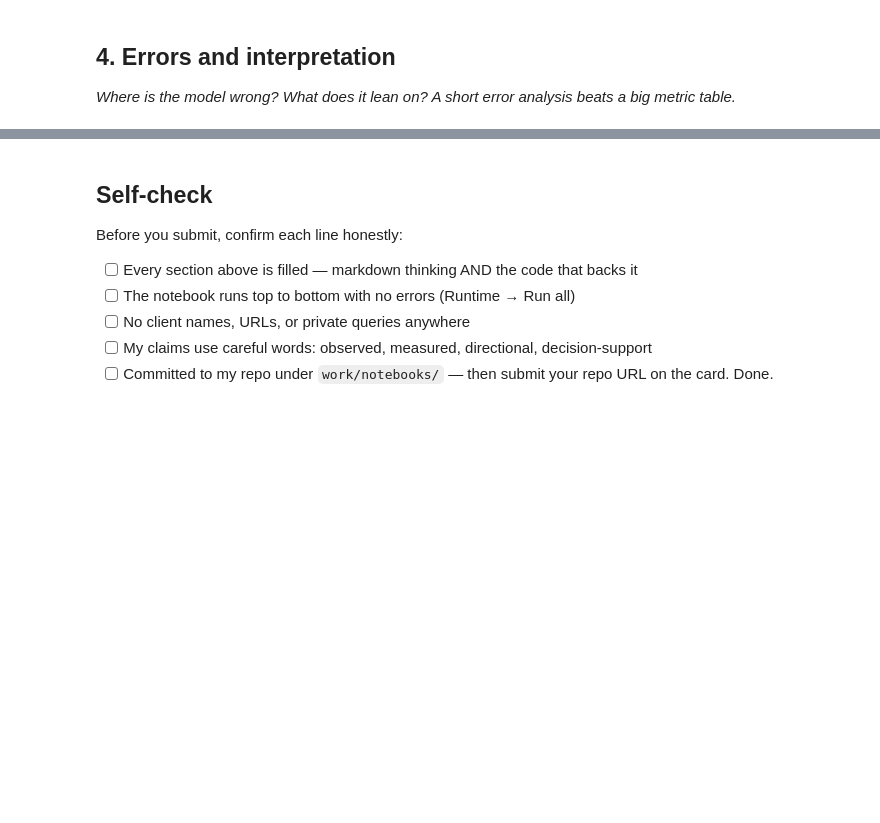
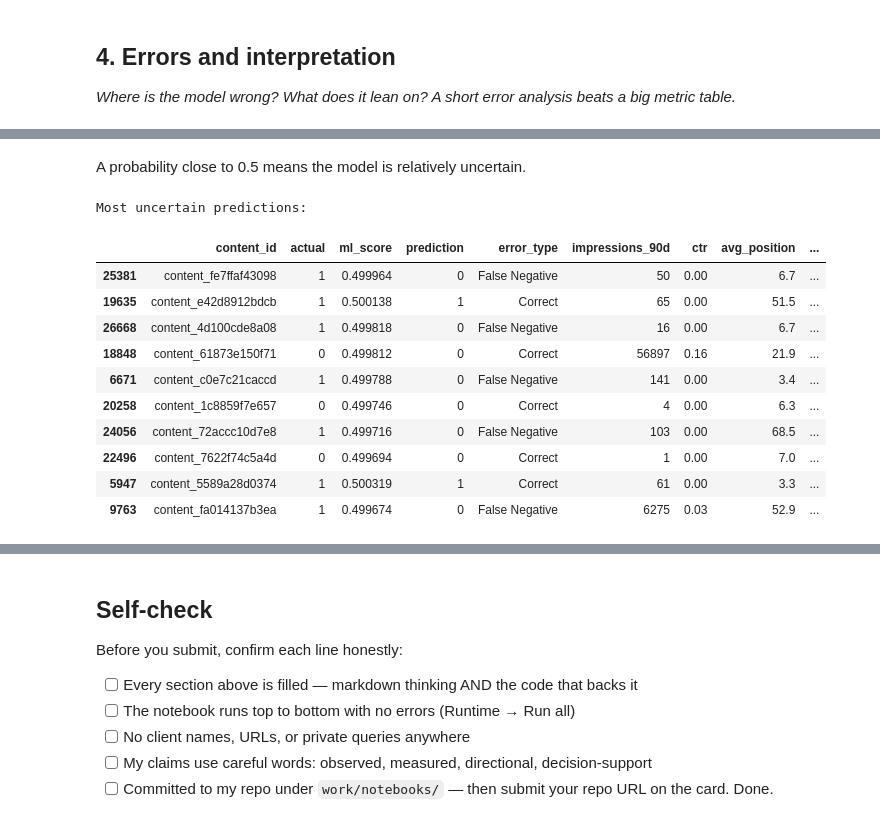
Before and after one commit to saisathwik2703/flyrank-ml-internship-starter, a Jupyter notebook: work/notebooks/w05_model.ipynb, the cells around one changed output, grey strips where cells are left out. Saved outputs shown, nothing was run; the diff lists cells and outputs as text; code cells hidden in the pictures; blank space fills up the shorter version.

```diff
--- a/work/notebooks/w05_model.ipynb
+++ b/work/notebooks/w05_model.ipynb
@@ -265,0 +590,46 @@ NameError: name 'baseline_scores' is not defined
+# %% [markdown]
+A probability close to 0.5 means the model is relatively uncertain.
+# %%
+uncertain_df = error_df.copy()
+
+uncertain_df["distance_from_0_5"] = (
+    uncertain_df["ml_score"] - 0.5
+).abs()
+
+uncertain_df = uncertain_df.sort_values(
+    "distance_from_0_5"
+)
+
+print("Most uncertain predictions:")
+
+display(
+    uncertain_df[
+        [
+            "content_id",
+            "actual",
+            "ml_score",
+            "prediction",
+            "error_type",
+            "impressions_90d",
+            "ctr",
+            "avg_position",
+            "engagement_rate",
+            "content_age_days",
+            "days_since_last_update",
+            "word_count"
+        ]
+    ].head(10)
+)
+# %% [output]
+Most uncertain predictions:
+|  | content_id | actual | ml_score | prediction | error_type | impressions_90d | ctr | avg_position | ... |
+| 25381 | content_fe7ffaf43098 | 1 | 0.499964 | 0 | False Negative | 50 | 0.00 | 6.7 | ... |
+| 19635 | content_e42d8912bdcb | 1 | 0.500138 | 1 | Correct | 65 | 0.00 | 51.5 | ... |
+| 26668 | content_4d100cde8a08 | 1 | 0.499818 | 0 | False Negative | 16 | 0.00 | 6.7 | ... |
+| 18848 | content_61873e150f71 | 0 | 0.499812 | 0 | Correct | 56897 | 0.16 | 21.9 | ... |
+| 6671 | content_c0e7c21caccd | 1 | 0.499788 | 0 | False Negative | 141 | 0.00 | 3.4 | ... |
+| 20258 | content_1c8859f7e657 | 0 | 0.499746 | 0 | Correct | 4 | 0.00 | 6.3 | ... |
+| 24056 | content_72accc10d7e8 | 1 | 0.499716 | 0 | False Negative | 103 | 0.00 | 68.5 | ... |
+| 22496 | content_7622f74c5a4d | 0 | 0.499694 | 0 | Correct | 1 | 0.00 | 7.0 | ... |
+| 5947 | content_5589a28d0374 | 1 | 0.500319 | 1 | Correct | 61 | 0.00 | 3.3 | ... |
+| 9763 | content_fa014137b3ea | 1 | 0.499674 | 0 | False Negative | 6275 | 0.03 | 52.9 | ... |
```
Also changed, not shown: parts of 32 cells of this notebook.
